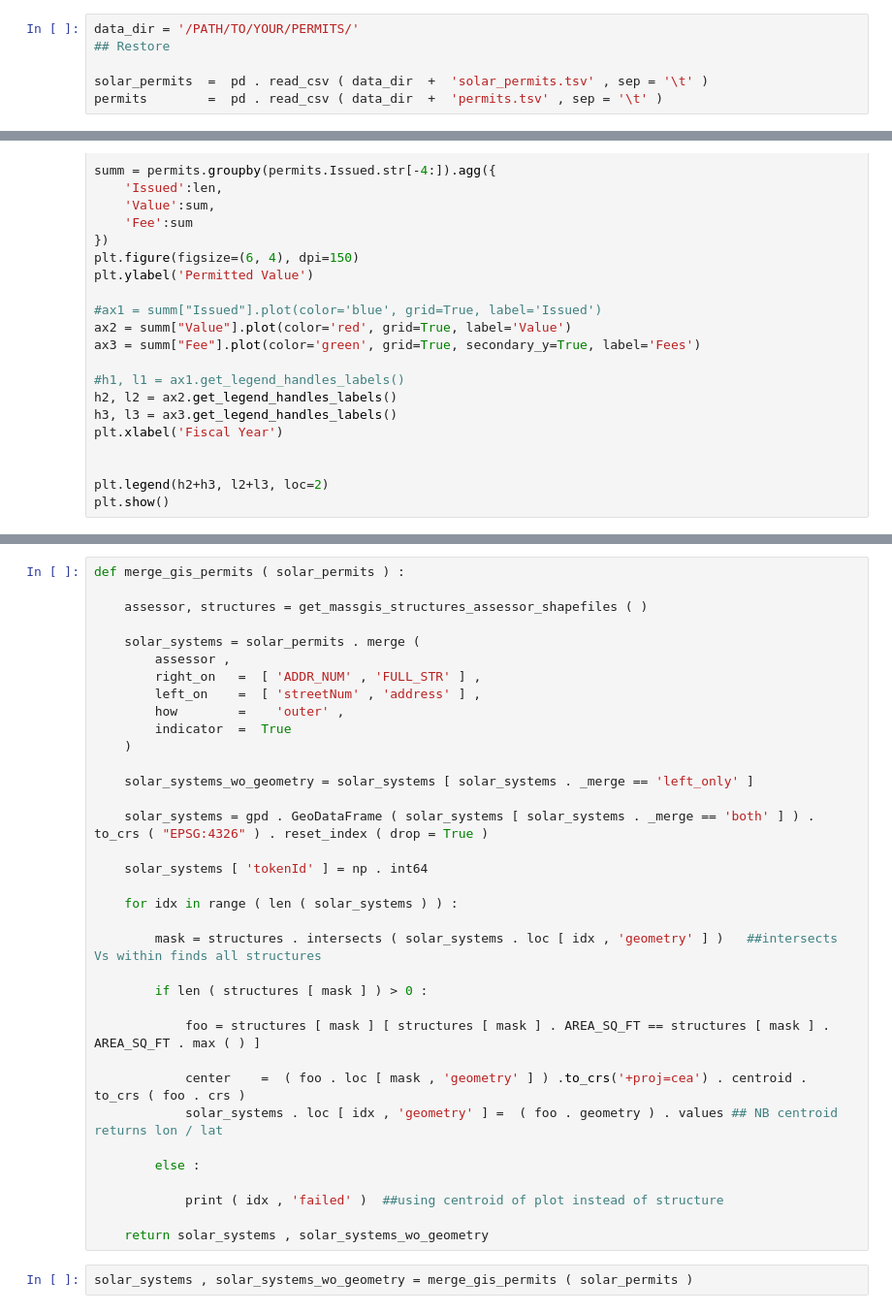
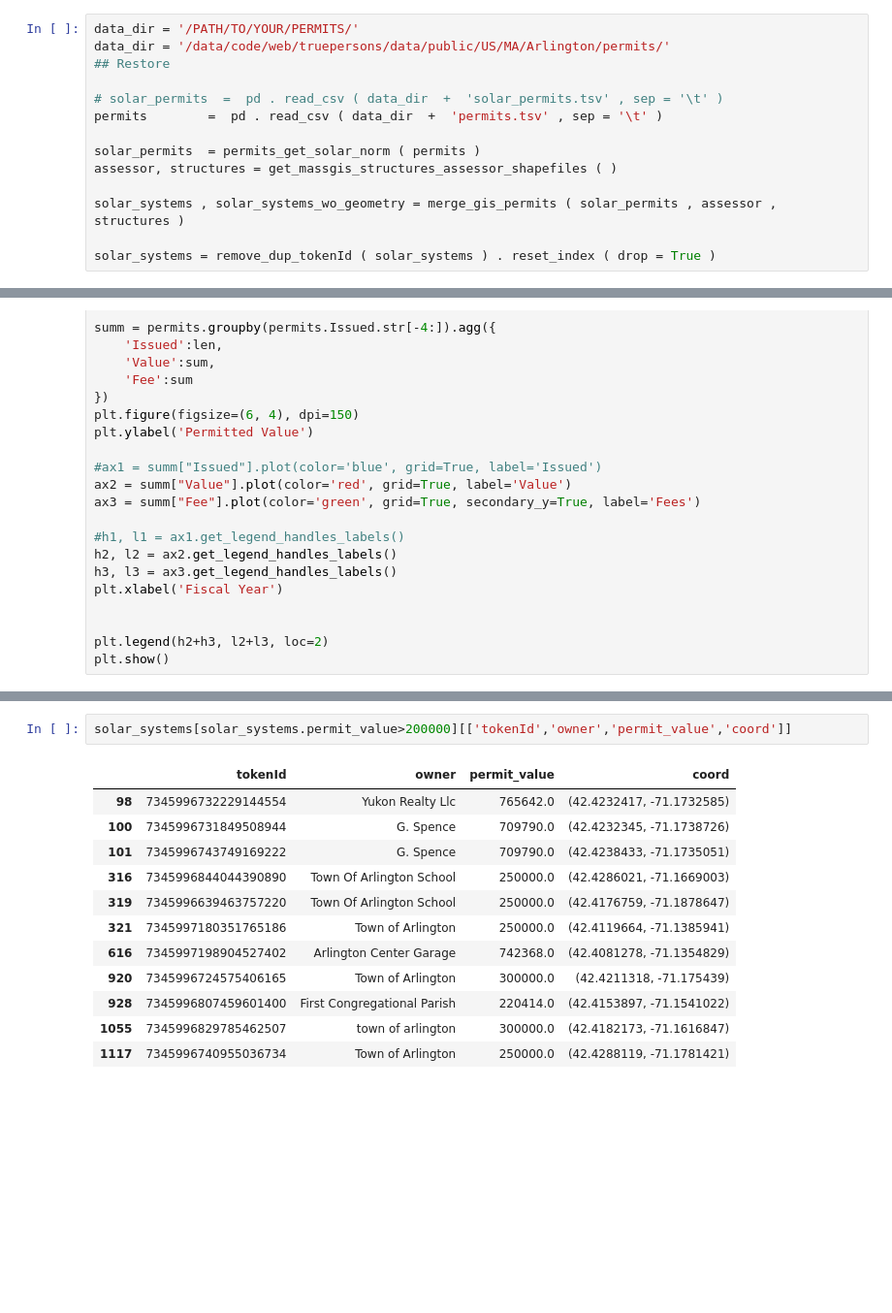
Before and after one commit to StephenHarrington/SolarSystem, a Jupyter notebook: notebooks/Permits - ArlingtonMA.ipynb, the cells around one changed output, grey strips where cells are left out. Shown at 97% size. Cells and saved outputs as stored; diff of their text form; blank space fills up the shorter version.

```diff
--- a/notebooks/Permits - ArlingtonMA.ipynb
+++ b/notebooks/Permits - ArlingtonMA.ipynb
@@ -188,6 +569,14 @@ def extract_all_permits(data_dir , start_year = 2000 , end_year = 2022 ) :
 # %%
 data_dir = '/PATH/TO/YOUR/PERMITS/'
+data_dir = '/data/code/web/truepersons/data/public/US/MA/Arlington/permits/'
 ## Restore
 
-solar_permits  =  pd . read_csv ( data_dir  +  'solar_permits.tsv' , sep = '\t' )
+# solar_permits  =  pd . read_csv ( data_dir  +  'solar_permits.tsv' , sep = '\t' )
 permits        =  pd . read_csv ( data_dir  +  'permits.tsv' , sep = '\t' )
+
+solar_permits  = permits_get_solar_norm ( permits )
+assessor, structures = get_massgis_structures_assessor_shapefiles ( )
+
+solar_systems , solar_systems_wo_geometry = merge_gis_permits ( solar_permits , assessor , structures )
+
+solar_systems = remove_dup_tokenId ( solar_systems ) . reset_index ( drop = True )
@@ -239,37 +703,15 @@ def get_massgis_structures_assessor_shapefiles(data_dir = '/data/L3/L3_SHP_M010_
-# %%
-def merge_gis_permits ( solar_permits ) :
-
-    assessor, structures = get_massgis_structures_assessor_shapefiles ( )
-
-    solar_systems = solar_permits . merge (
-        assessor ,
-        right_on   =  [ 'ADDR_NUM' , 'FULL_STR' ] ,
-        left_on    =  [ 'streetNum' , 'address' ] ,
-        how        =    'outer' ,
-        indicator  =  True
-    )
-
-    solar_systems_wo_geometry = solar_systems [ solar_systems . _merge == 'left_only' ]
-
-    solar_systems = gpd . GeoDataFrame ( solar_systems [ solar_systems . _merge == 'both' ] ) . to_crs ( "EPSG:4326" ) . reset_index ( drop = True )
-
-    solar_systems [ 'tokenId' ] = np . int64
-
-    for idx in range ( len ( solar_systems ) ) :
-
-        mask = structures . intersects ( solar_systems . loc [ idx , 'geometry' ] )   ##intersects Vs within finds all structures
-
-        if len ( structures [ mask ] ) > 0 :
-
-            foo = structures [ mask ] [ structures [ mask ] . AREA_SQ_FT == structures [ mask ] . AREA_SQ_FT . max ( ) ]
-
-            center    =  ( foo . loc [ mask , 'geometry' ] ) .to_crs('+proj=cea') . centroid . to_crs ( foo . crs )
-            solar_systems . loc [ idx , 'geometry' ] =  ( foo . geometry ) . values ## NB centroid returns lon / lat
-
-        else :
-
-            print ( idx , 'failed' )  ##using centroid of plot instead of structure
-
-    return solar_systems , solar_systems_wo_geometry
-# %%
-solar_systems , solar_systems_wo_geometry = merge_gis_permits ( solar_permits )
+# %%
+solar_systems[solar_systems.permit_value>200000][['tokenId','owner','permit_value','coord']]
+# %% [output]
+|  | tokenId | owner | permit_value | coord |
+| 98 | 7345996732229144554 | Yukon Realty Llc | 765642.0 | (42.4232417, -71.1732585) |
+| 100 | 7345996731849508944 | G. Spence | 709790.0 | (42.4232345, -71.1738726) |
+| 101 | 7345996743749169222 | G. Spence | 709790.0 | (42.4238433, -71.1735051) |
+| 316 | 7345996844044390890 | Town Of Arlington School | 250000.0 | (42.4286021, -71.1669003) |
+| 319 | 7345996639463757220 | Town Of Arlington School | 250000.0 | (42.4176759, -71.1878647) |
+| 321 | 7345997180351765186 | Town of Arlington | 250000.0 | (42.4119664, -71.1385941) |
+| 616 | 7345997198904527402 | Arlington Center Garage | 742368.0 | (42.4081278, -71.1354829) |
+| 920 | 7345996724575406165 | Town of Arlington | 300000.0 | (42.4211318, -71.175439) |
+| 928 | 7345996807459601400 | First Congregational Parish | 220414.0 | (42.4153897, -71.1541022) |
+| 1055 | 7345996829785462507 | town of arlington | 300000.0 | (42.4182173, -71.1616847) |
+| 1117 | 7345996740955036734 | Town of Arlington | 250000.0 | (42.4288119, -71.1781421) |
```
Also changed, not shown: parts of 13 cells of this notebook, 7 other files.
